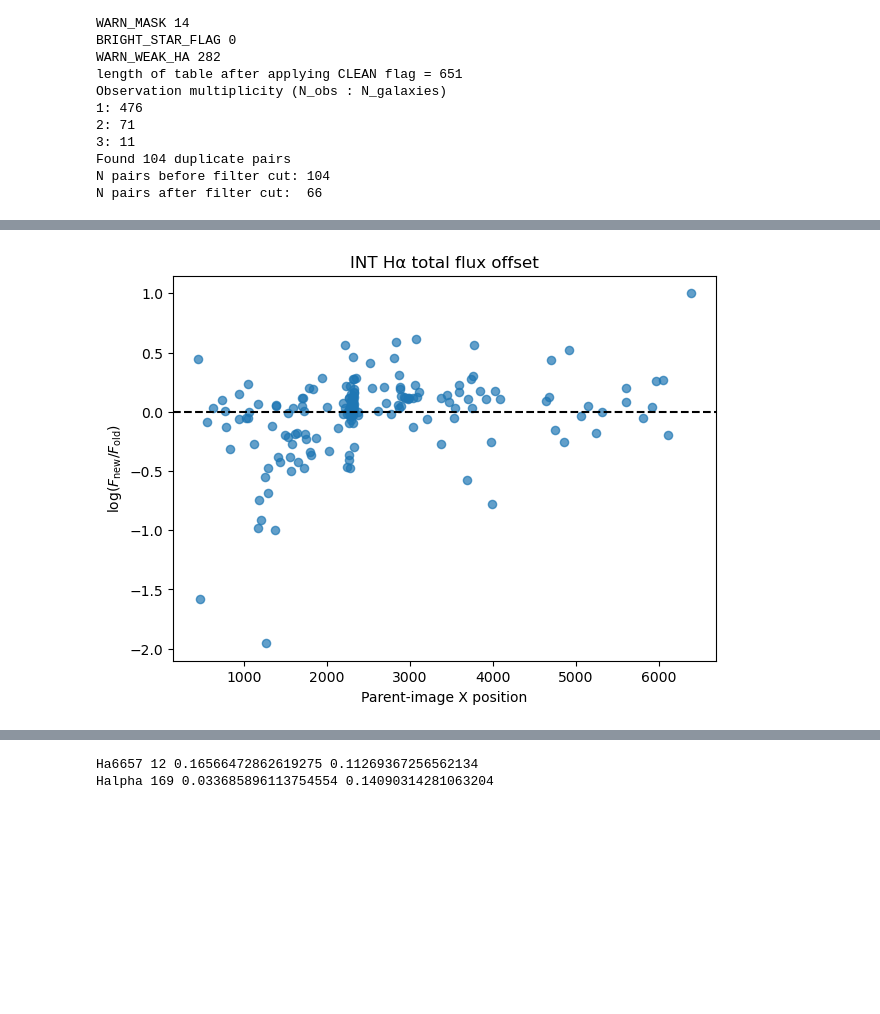
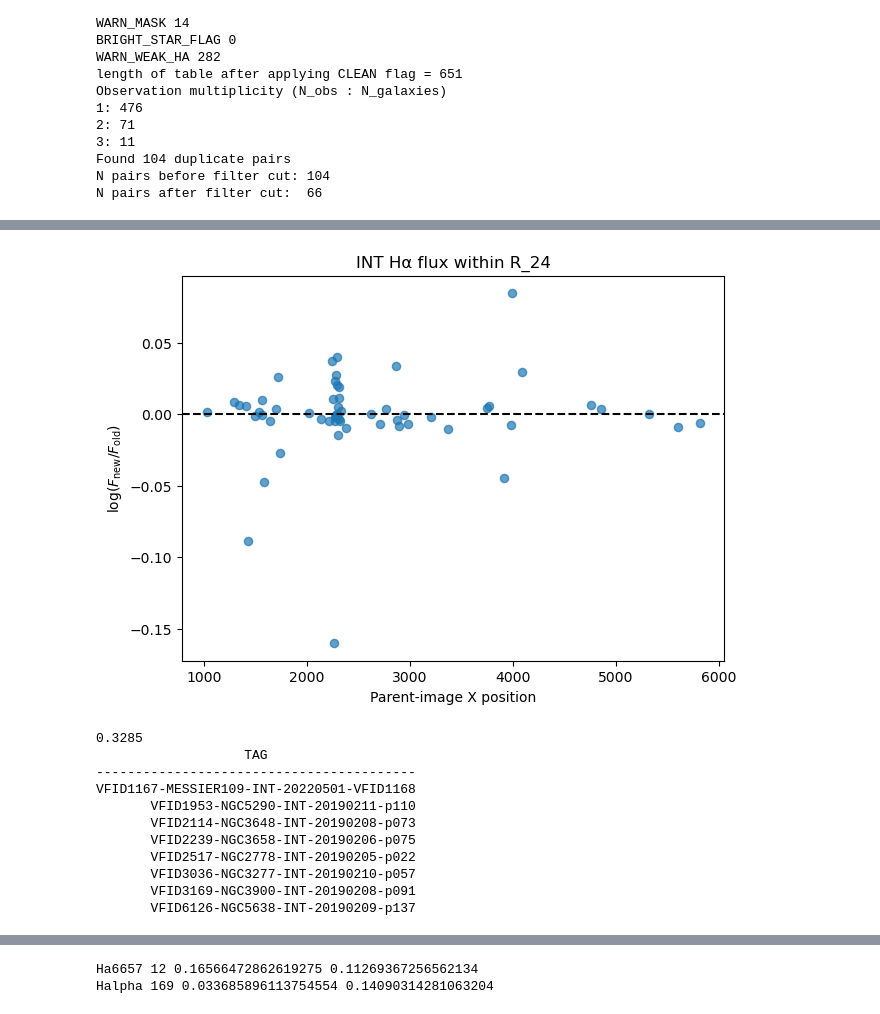
Before and after one commit to rfinn/hapypost, a Jupyter notebook: notebooks/02_validate_duplicates.ipynb, the cells around one changed output, grey strips where cells are left out. Saved outputs shown, nothing was run; the diff lists cells and outputs as text; code cells hidden in the pictures; blank space fills up the shorter version.

Commit message:
first script for duplicates

```diff
--- a/notebooks/02_validate_duplicates.ipynb
+++ b/notebooks/02_validate_duplicates.ipynb
@@ -1796,7 +1799,8 @@ N pairs before filter cut: 104
 N pairs after filter cut:  66
 # %%
 
-mergedtab = Path.home() /'research/Virgo/hapypost/tables/merged_results_virgo_20260514_with_best_duplicate.fits'
+#mergedtab = Path.home() /'research/Virgo/hapypost/tables/merged_results_virgo_20260514_with_best_duplicate.fits'
+mergedtab = Path.home() /'research/Virgo/hapypost/tables/merged_results_virgo_20260519_with_best_duplicate.fits'
 res1 = vd.run_validate_duplicates(
     table=mergedtab,
     scheme="virgo",
@@ -2183,26 +2639,42 @@ comp["D_H50"] = logratio(
 # %%
 import matplotlib.pyplot as plt
 
 good = np.isfinite(comp["D_H_TOT"])
 
 plt.figure(figsize=(7,5))
 
 plt.scatter(
     comp["x_parent_new"][good],
-    comp["D_H_TOT"][good],
+    comp["D_R24_FLUX"][good],
     s=35,
     alpha=0.7,
 )
 
 plt.axhline(0, color="k", ls="--")
 
 plt.xlabel("Parent-image X position")
 plt.ylabel(r"$\log(F_{\rm new}/F_{\rm old})$")
 
-plt.title("INT Hα total flux offset")
+plt.title("INT Hα flux within R_24")
 plt.show()
+print(f"{np.std(comp['D_H_TOT'][good]):.4f}")
+
+flag = comp['D_H_TOT'][good] < -0.8
+
+print(comp['TAG'][good][flag])
 # %% [output]
-[figure, old version]
+[figure, new version]
+0.3285
+                   TAG
+-----------------------------------------
+VFID1167-MESSIER109-INT-20220501-VFID1168
+       VFID1953-NGC5290-INT-20190211-p110
+       VFID2114-NGC3648-INT-20190208-p073
+       VFID2239-NGC3658-INT-20190206-p075
+       VFID2517-NGC2778-INT-20190205-p022
+       VFID3036-NGC3277-INT-20190210-p057
+       VFID3169-NGC3900-INT-20190208-p091
+       VFID6126-NGC5638-INT-20190209-p137
 # %%
 import matplotlib.pyplot as plt
 
```
Also changed, not shown: parts of 36 cells of this notebook, 3 other files.
